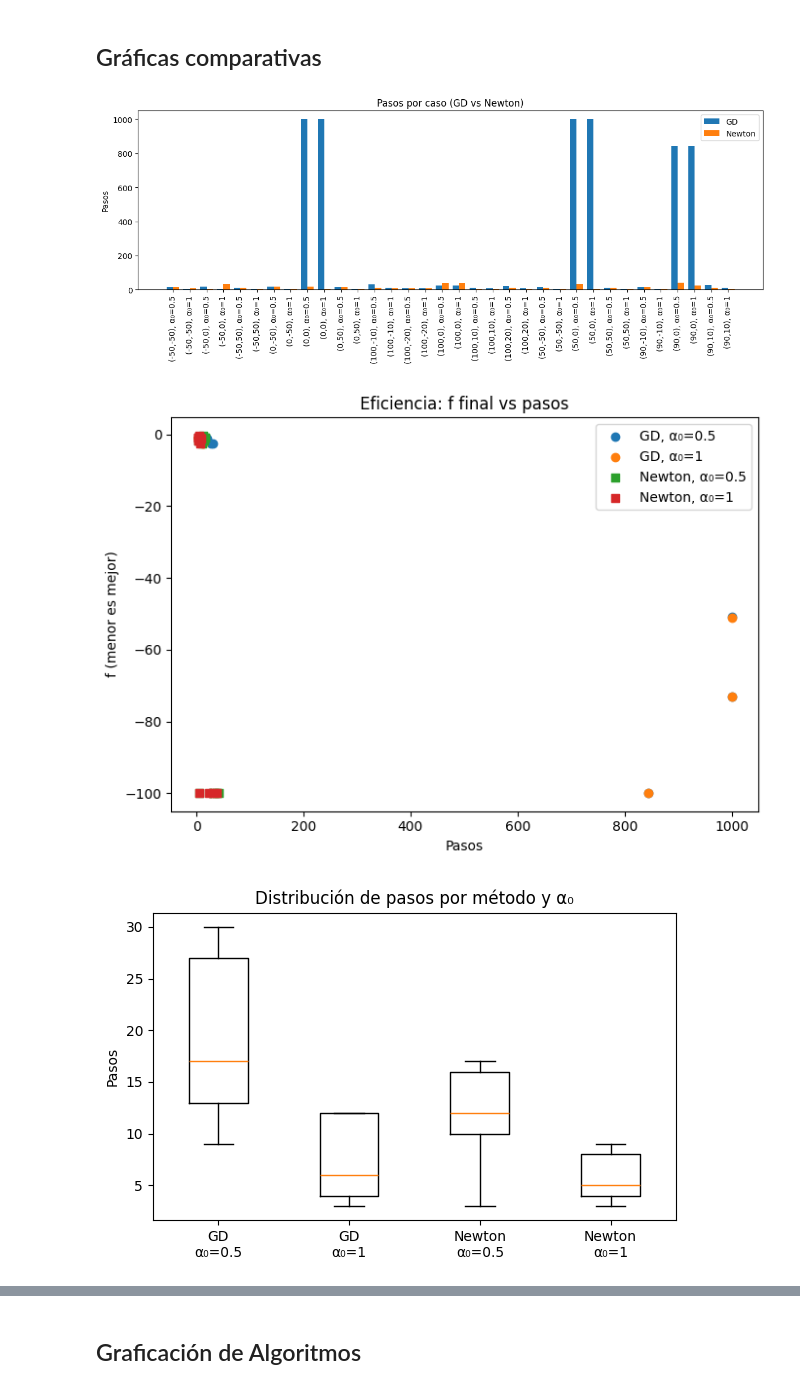
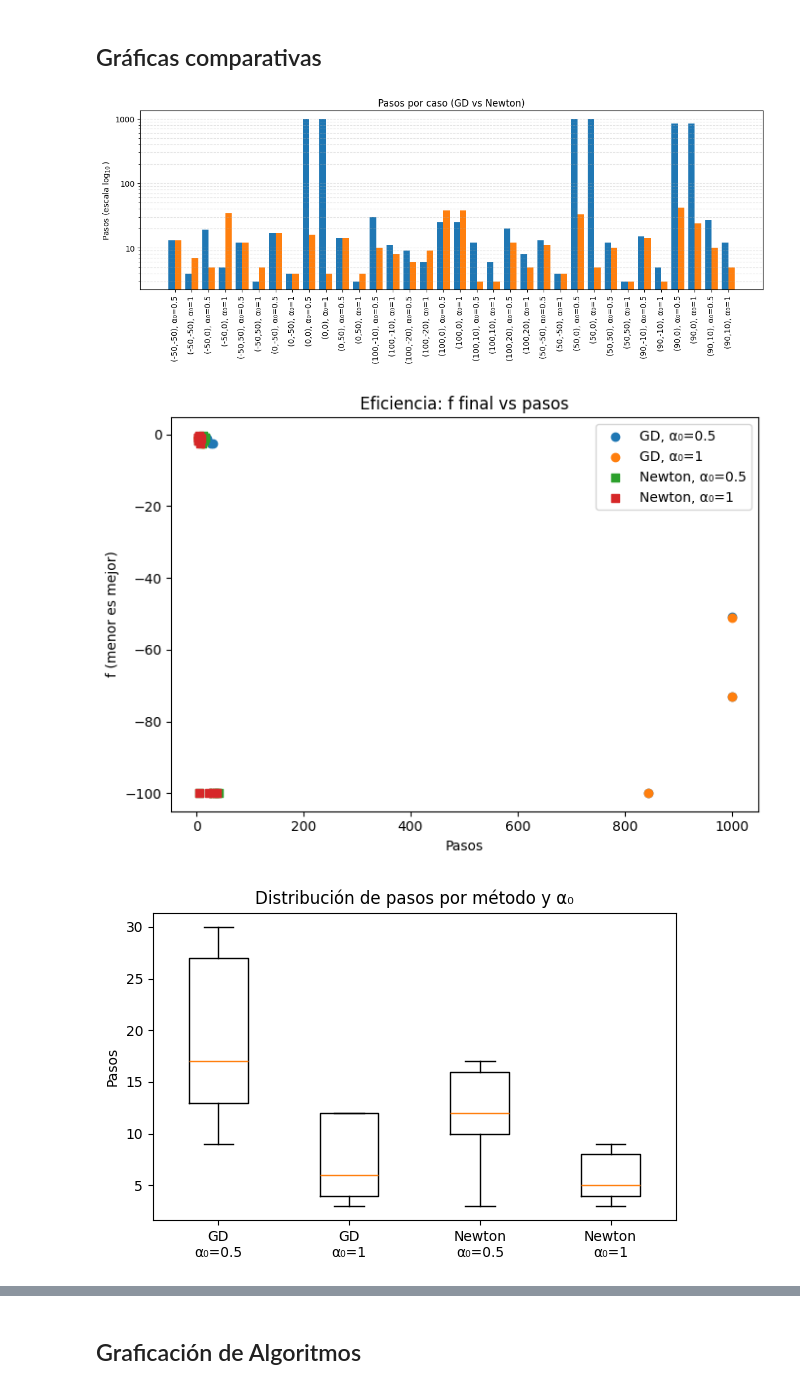
Before and after one commit to Ray-M05/Optimization-Algorithms, a Jupyter notebook: Algoritmos.ipynb, the cells around one changed output, grey strips where cells are left out. Saved outputs shown, nothing was run; the diff lists cells and outputs as text; code cells hidden in the pictures.

Commit message:
fix: graphic algorithms

```diff
--- a/Algoritmos.ipynb
+++ b/Algoritmos.ipynb
@@ -272,7 +272,7 @@ for k in gd_map:
         "start": g["start"],
         "alpha0": g["alpha0"],
         "f_best": float(min(g["f"], n["f"])),
-        "winner": "GD" if g["f"] < n["f"] else "Newton",
+        "best": "GD" if g["f"] < n["f"] else "Newton",
         "steps_gd": int(g["steps"]),
         "steps_nt": int(n["steps"])
     })
@@ -285,7 +285,7 @@ def _print_tables(gd_rows, nt_rows, best_rows):
     Imprime tablas de resultados:
       - GD (start, alpha0, steps, f)
       - Newton (start, alpha0, steps, f)
-      - Comparativa (start, alpha0, f_best, winner, steps_gd, steps_nt)
+      - Comparativa (start, alpha0, f_best, best, steps_gd, steps_nt)
     """
     try:
         import pandas as pd
@@ -321,7 +321,7 @@ def _print_tables(gd_rows, nt_rows, best_rows):
 
         _fmt(gd_rows,   ["start", "alpha0", "steps", "f"], "Gradiente (GD)")
         _fmt(nt_rows,   ["start", "alpha0", "steps", "f"], "Newton")
-        _fmt(best_rows, ["start", "alpha0", "f_best", "winner", "steps_gd", "steps_nt"],
+        _fmt(best_rows, ["start", "alpha0", "f_best", "best", "steps_gd", "steps_nt"],
              "Comparativa (mejor f por par)")
 
 _print_tables(gd_rows, nt_rows, best_rows)
@@ -372,22 +372,40 @@ df["inicio"] = df["start"].apply(fmt_start)
 df["caso"] = df["inicio"] + r", α₀=" + df["alpha0"].map(lambda v: f"{v:g}")
 
 # ---------- 1) Barras agrupadas de pasos por caso ----------
+from matplotlib.ticker import LogLocator, LogFormatter
+
 df_sorted = df.sort_values(["inicio","alpha0","metodo"])
 casos = df_sorted["caso"].unique()
 
 fig = plt.figure(figsize=(12, 5))
+ax = plt.gca()
 x = np.arange(len(casos))
 width = 0.38
-steps_gd = df_sorted[df_sorted["metodo"]=="GD"]["steps"].values
-steps_nt = df_sorted[df_sorted["metodo"]=="Newton"]["steps"].values
-plt.bar(x - width/2, steps_gd, width, label="GD")
-plt.bar(x + width/2, steps_nt, width, label="Newton")
-plt.xticks(x, casos, rotation=90)
-plt.ylabel("Pasos")
-plt.title("Pasos por caso (GD vs Newton)")
-plt.legend()
+
+steps_gd = df_sorted[df_sorted["metodo"]=="GD"]["steps"].values.astype(float)
+steps_nt = df_sorted[df_sorted["metodo"]=="Newton"]["steps"].values.astype(float)
+
+eps = 1e-3
+steps_gd[steps_gd <= 0] = eps
+steps_nt[steps_nt <= 0] = eps
+
+ax.bar(x - width/2, steps_gd, width, label="GD")
+ax.bar(x + width/2, steps_nt, width, label="Newton")
+
+ax.set_yscale('log', base=10)
+ax.yaxis.set_major_locator(LogLocator(base=10))
+ax.yaxis.set_minor_locator(LogLocator(base=10, subs=range(2,10)))
+ax.yaxis.set_major_formatter(LogFormatter(base=10))
+
+ax.set_xticks(x)
+ax.set_xticklabels(casos, rotation=90)
+ax.set_ylabel(r"Pasos (escala $\log_{10}$)")
+ax.set_title("Pasos por caso (GD vs Newton)")
+ax.grid(True, which='both', axis='y', linestyle='--', alpha=0.35)
+
 plt.tight_layout()
 plt.savefig("fig_barras_pasos.png", dpi=180)
+
 
 # ---------- 2) Dispersión f vs pasos ----------
 fig = plt.figure(figsize=(7, 5))
@@ -415,34 +433,34 @@ plt.title("Distribución de pasos por método y α₀")
 plt.tight_layout()
 plt.savefig("fig_box_steps.png", dpi=180)
 
 # ---------- 4) Perfil de desempeño (Dolan–Moré) en pasos ----------
 cases = sorted(set((r["inicio"], r["alpha0"]) for r in df.to_dict("records")))
 solvers = ["GD","Newton"]
 
 ratios = {s: [] for s in solvers}
 for c in cases:
     sub = df[(df["inicio"]==c[0]) & (df["alpha0"]==c[1])]
     if len(sub) < 2:
         continue
     best = sub["steps"].min()
     for s in solvers:
         v = sub[sub["metodo"]==s]["steps"].values[0]
         ratios[s].append(v / best if best > 0 else np.inf)
 
 taus = np.linspace(1, max([max(v) for v in ratios.values()]), 200)
 fig = plt.figure(figsize=(6,4))
 for s in solvers:
     arr = np.array(ratios[s], float)
     phi = [(arr <= t).mean() for t in taus]
     plt.plot(taus, phi, label=s)
 plt.xlabel(r"$\tau$")
 plt.ylabel(r"$\phi_s(\tau)$")
 plt.title("Perfil de desempeño (pasos)")
 plt.legend()
 plt.tight_layout()
 plt.savefig("fig_perf_profile.png", dpi=180)
 # %% [output]
-[figure, old version]
+[figure, new version]
 [figure]
 [figure]
 [figure]
```
Also changed, not shown: 3 other files.
